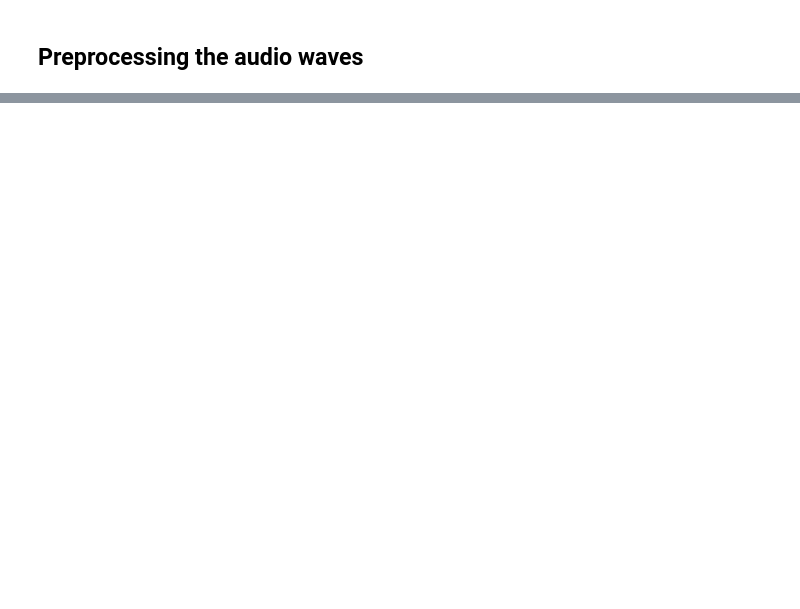
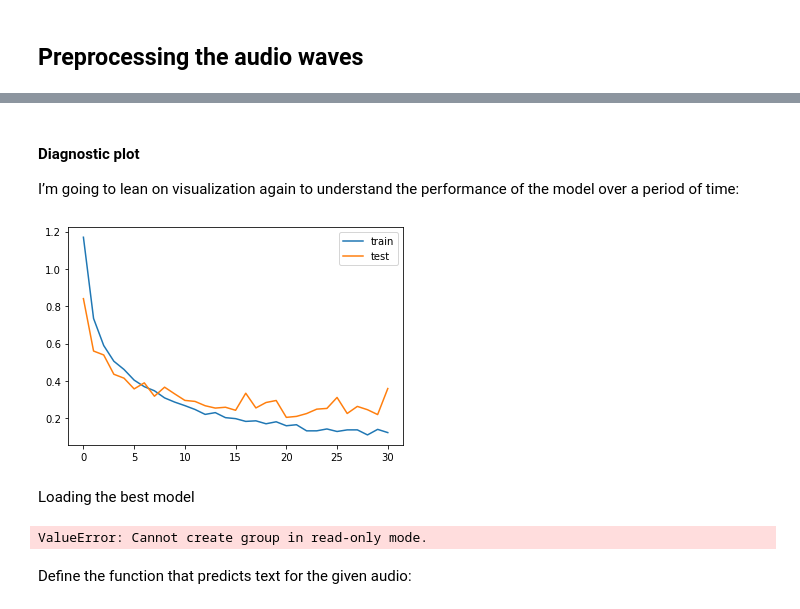
Before and after one commit to saurav-samantray/nlp, a Jupyter notebook: notebooks/Custom Speech-to-Text using Keras.ipynb, the cells around one changed output, grey strips where cells are left out. Saved outputs shown, nothing was run; the diff lists cells and outputs as text; code cells hidden in the pictures; blank space fills up the shorter version.

```diff
--- a/notebooks/Custom Speech-to-Text using Keras.ipynb
+++ b/notebooks/Custom Speech-to-Text using Keras.ipynb
@@ -109,0 +127,3 @@ classes= list(le.classes_)
+# %%
+from sklearn.model_selection import train_test_split
+x_tr, x_val, y_tr, y_val = train_test_split(np.array(all_wave),np.array(y),stratify=y,test_size = 0.2,random_state=777,shuffle=True)
@@ -109,0 +202,2 @@ classes= list(le.classes_)
+# %%
+model.compile(loss='categorical_crossentropy',optimizer='adam',metrics=['accuracy'])
@@ -109,0 +206,3 @@ classes= list(le.classes_)
+# %%
+es = EarlyStopping(monitor='val_loss', mode='min', verbose=1, patience=10, min_delta=0.0001)
+mc = ModelCheckpoint('best_model.hdf5', monitor='val_acc', verbose=1, save_best_only=True, mode='max')
@@ -109,0 +211,2 @@ classes= list(le.classes_)
+# %%
+history=model.fit(x_tr, y_tr ,epochs=100, callbacks=[es,mc], batch_size=32, validation_data=(x_val,y_val))
@@ -109,0 +231,12 @@ classes= list(le.classes_)
+# %% [markdown]
+#### Diagnostic plot
+
+I’m going to lean on visualization again to understand the performance of the model over a period of time:
+# %%
+from matplotlib import pyplot
+pyplot.plot(history.history['loss'], label='train')
+pyplot.plot(history.history['val_loss'], label='test')
+pyplot.legend()
+pyplot.show()
+# %% [output]
+[figure, added]
@@ -109,0 +246,9 @@ classes= list(le.classes_)
+# %% [markdown]
+Loading the best model
+# %%
+from keras.models import load_model
+model=load_model('best_model.hdf5')
+# %% [output]
+ValueError: Cannot create group in read-only mode.
+# %% [markdown]
+Define the function that predicts text for the given audio:
```
Also changed, not shown: parts of 29 cells of this notebook.
